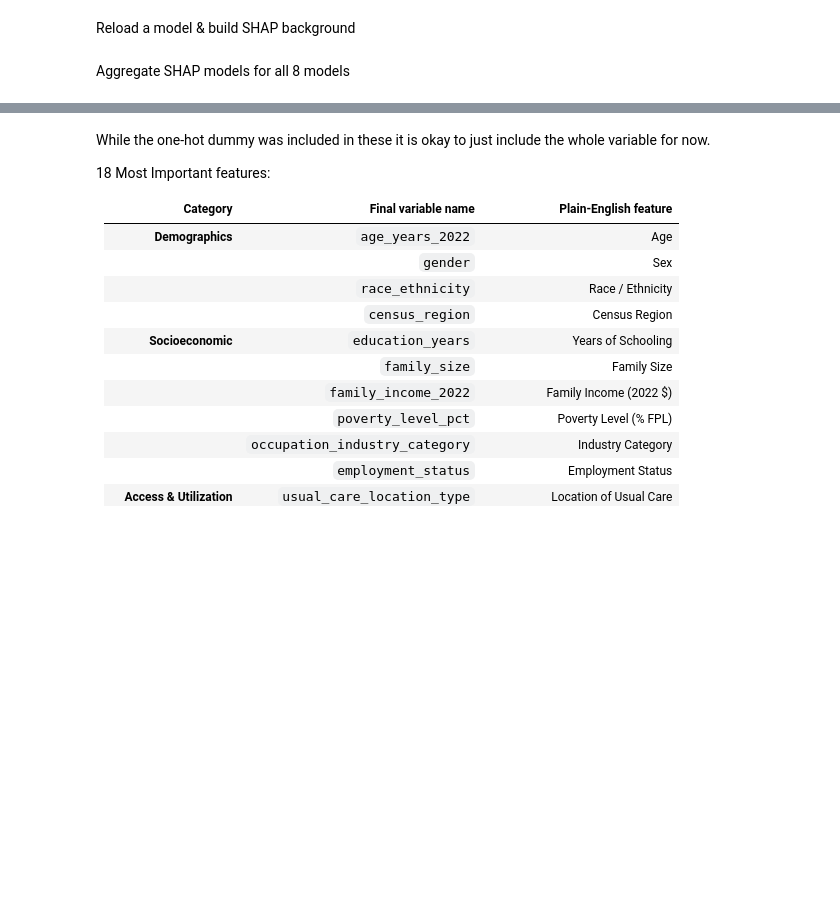
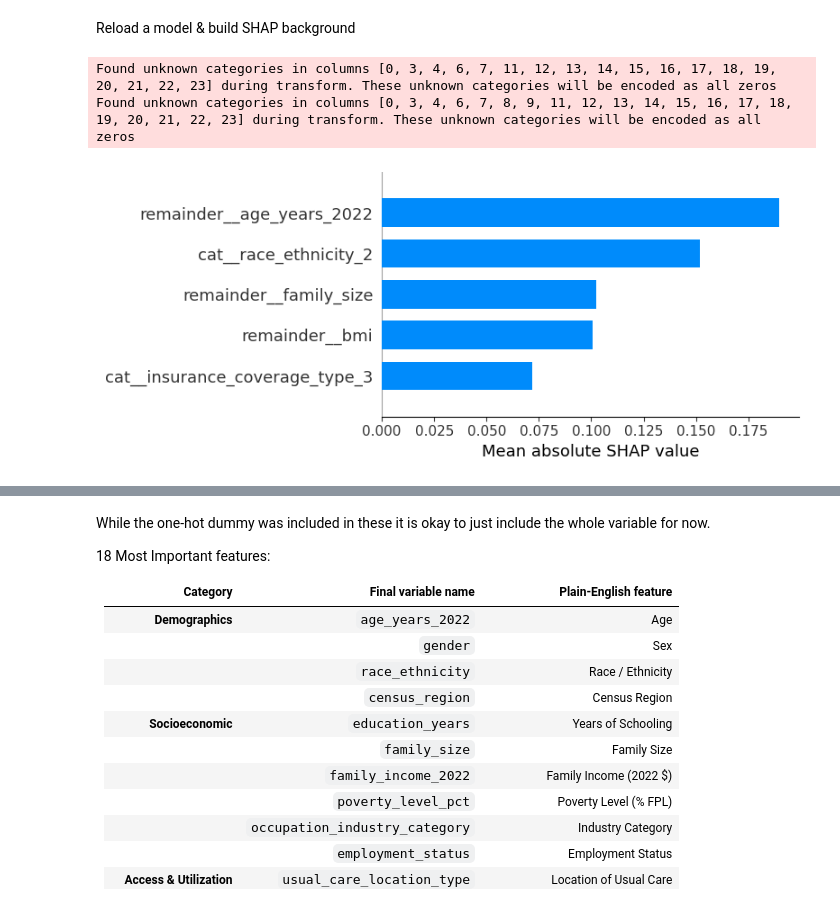
Before and after one commit to ojoffe/open-coverage, a Jupyter notebook: python-models/models/MEPS-model-v2.ipynb, the cells around one changed output, grey strips where cells are left out. Drawn from its saved outputs; the diff is of its cells as text; code cells hidden in the pictures; blank space fills up the shorter version.

```diff
--- a/python-models/models/MEPS-model-v2.ipynb
+++ b/python-models/models/MEPS-model-v2.ipynb
@@ -359,7 +366,7 @@ categorical_cols = [
     "difficulty_lifting_carrying",
     "difficulty_walking_stairs",
     "any_activity_limitation",
-    "cognitive_limitation",
+    "k6_distress_score",
     # (you can add more here if you treat them as categorical)
 ]
 
@@ -563,8 +617,8 @@ def slovins_sample(df, error=0.02, random_state=42):
 # %% [markdown]
 Reload a model & build SHAP background
 # %%
-TARGET = count_targets[7]            # pick a target to explain (0-7)
-pipe   = joblib.load(f"/Users/orenj/Desktop/Projects/open-coverage/python-models/models/v2-pkl/model_{TARGET}.pkl")
+TARGET = count_targets[0]            # pick a target to explain (0-7)
+pipe   = joblib.load(f"/Users/orenj/Desktop/open-coverage/python-models/models/v2-pkl/model_{TARGET}.pkl")
 
 # Build a reduced background set once
 X_background = slovins_sample(X_train, error=0.02)
@@ -588,13 +642,20 @@ shap_vals = explainer.shap_values(
 
 # Plot
 feat_names = pipe.named_steps["preproc"].get_feature_names_out()
+# %% [output]
+Found unknown categories in columns [0, 3, 4, 6, 7, 11, 12, 13, 14, 15, 16, 17, 18, 19, 20, 21, 22, 23] during transform. These unknown categories will be encoded as all zeros
+Found unknown categories in columns [0, 3, 4, 6, 7, 8, 9, 11, 12, 13, 14, 15, 16, 17, 18, 19, 20, 21, 22, 23] during transform. These unknown categories will be encoded as all zeros
 # %%
 shap.summary_plot(
     shap_vals,           # your array of shap values
     Xt_trans,            # the corresponding transformed data
     feature_names=feat_names,
     plot_type="bar",      # <-- this makes it a bar chart
-    max_display=5        # show top 5 features
+    max_display=5,        # show top 5 features
+    show=False
 )
+# Get current axes and change x-axis label
+plt.xlabel("Mean absolute SHAP value")
+plt.show()
+# %% [output]
+[figure, added]
-# %% [markdown]
-Aggregate SHAP models for all 8 models
```
Also changed, not shown: parts of 14 cells of this notebook, 9 other files.
